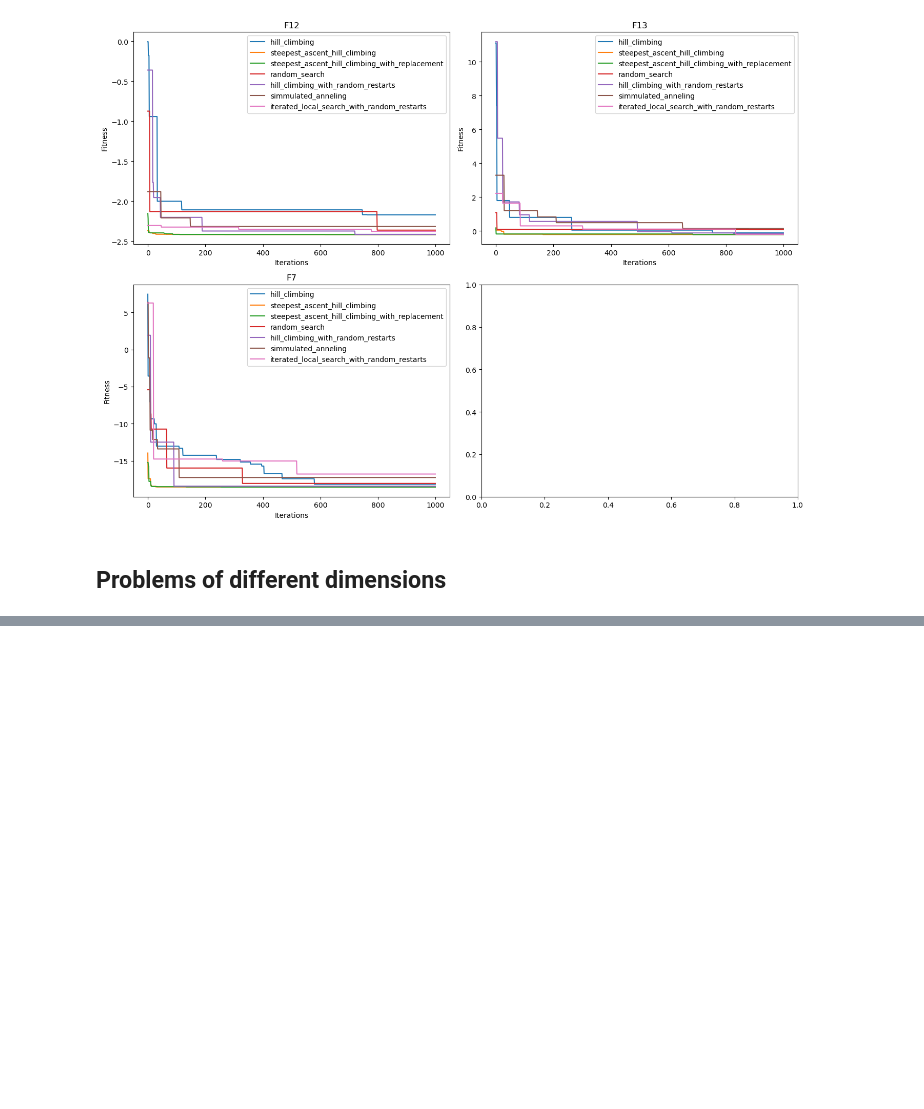
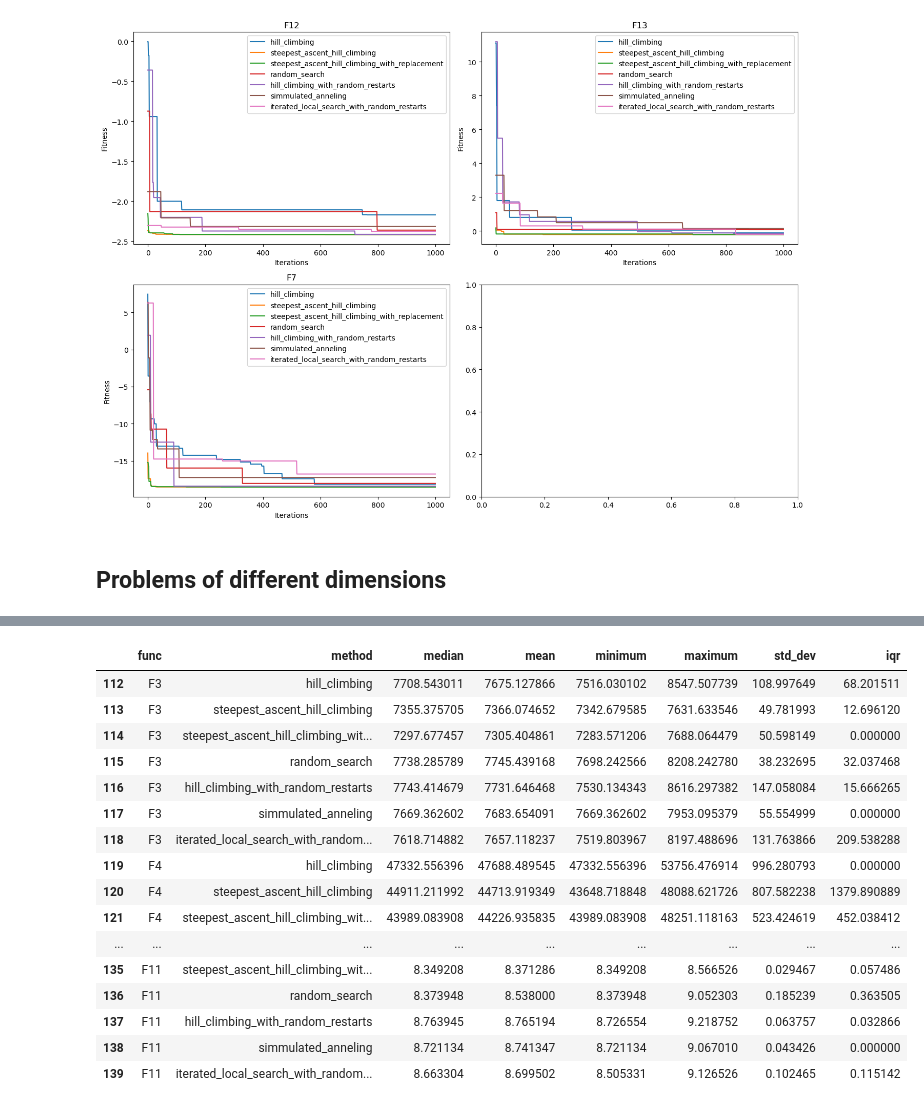
Before and after one commit to lemurianredmage/maestria-sandbox, a Jupyter notebook: Semestre-02/computo_evolutivo/evolutive-computer-algorithms/src/metaheuristics_methods_evaluation.ipynb, the cells around one changed output, grey strips where cells are left out. Saved outputs shown, nothing was run; the diff lists cells and outputs as text; code cells hidden in the pictures; blank space fills up the shorter version.

```diff
--- a/Semestre-02/computo_evolutivo/evolutive-computer-algorithms/src/metaheuristics_methods_evaluation.ipynb
+++ b/Semestre-02/computo_evolutivo/evolutive-computer-algorithms/src/metaheuristics_methods_evaluation.ipynb
@@ -80,5 +129,25 @@ multiple_dimensions_df.tail(5)
 number_of_dimensions = 1000
 multiple_dimensions_filter_by_any_dimension = multiple_dimensions_df[multiple_dimensions_df['number_of_dimensions'] == number_of_dimensions]
+# %%
+multiple_dimensions_filter_by_any_dimension[['func', 'method', 'median', 'mean', 'minimum', 'maximum', 'std_dev', 'iqr']].head(32)
+# %% [output]
+|  | func | method | median | mean | minimum | maximum | std_dev | iqr |
+| 112 | F3 | hill_climbing | 7708.543011 | 7675.127866 | 7516.030102 | 8547.507739 | 108.997649 | 68.201511 |
+| 113 | F3 | steepest_ascent_hill_climbing | 7355.375705 | 7366.074652 | 7342.679585 | 7631.633546 | 49.781993 | 12.696120 |
+| 114 | F3 | steepest_ascent_hill_climbing_wit... | 7297.677457 | 7305.404861 | 7283.571206 | 7688.064479 | 50.598149 | 0.000000 |
+| 115 | F3 | random_search | 7738.285789 | 7745.439168 | 7698.242566 | 8208.242780 | 38.232695 | 32.037468 |
+| 116 | F3 | hill_climbing_with_random_restarts | 7743.414679 | 7731.646468 | 7530.134343 | 8616.297382 | 147.058084 | 15.666265 |
+| 117 | F3 | simmulated_anneling | 7669.362602 | 7683.654091 | 7669.362602 | 7953.095379 | 55.554999 | 0.000000 |
+| 118 | F3 | iterated_local_search_with_random... | 7618.714882 | 7657.118237 | 7519.803967 | 8197.488696 | 131.763866 | 209.538288 |
+| 119 | F4 | hill_climbing | 47332.556396 | 47688.489545 | 47332.556396 | 53756.476914 | 996.280793 | 0.000000 |
+| 120 | F4 | steepest_ascent_hill_climbing | 44911.211992 | 44713.919349 | 43648.718848 | 48088.621726 | 807.582238 | 1379.890889 |
+| 121 | F4 | steepest_ascent_hill_climbing_wit... | 43989.083908 | 44226.935835 | 43989.083908 | 48251.118163 | 523.424619 | 452.038412 |
+| ... | ... | ... | ... | ... | ... | ... | ... | ... |
+| 135 | F11 | steepest_ascent_hill_climbing_wit... | 8.349208 | 8.371286 | 8.349208 | 8.566526 | 0.029467 | 0.057486 |
+| 136 | F11 | random_search | 8.373948 | 8.538000 | 8.373948 | 9.052303 | 0.185239 | 0.363505 |
+| 137 | F11 | hill_climbing_with_random_restarts | 8.763945 | 8.765194 | 8.726554 | 9.218752 | 0.063757 | 0.032866 |
+| 138 | F11 | simmulated_anneling | 8.721134 | 8.741347 | 8.721134 | 9.067010 | 0.043426 | 0.000000 |
+| 139 | F11 | iterated_local_search_with_random... | 8.663304 | 8.699502 | 8.505331 | 9.126526 | 0.102465 | 0.115142 |
 # %%
 multiple_dimensions_df_group_by_function = GraphResults.prepare_results_to_graph(multiple_dimensions_filter_by_any_dimension)
 # %%
```
Also changed, not shown: parts of 8 cells of this notebook, 9 other files.
